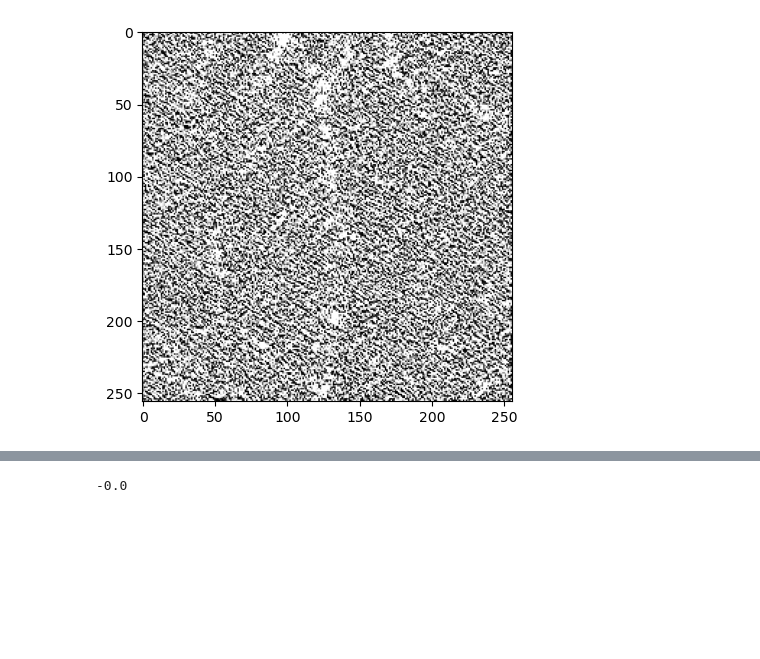
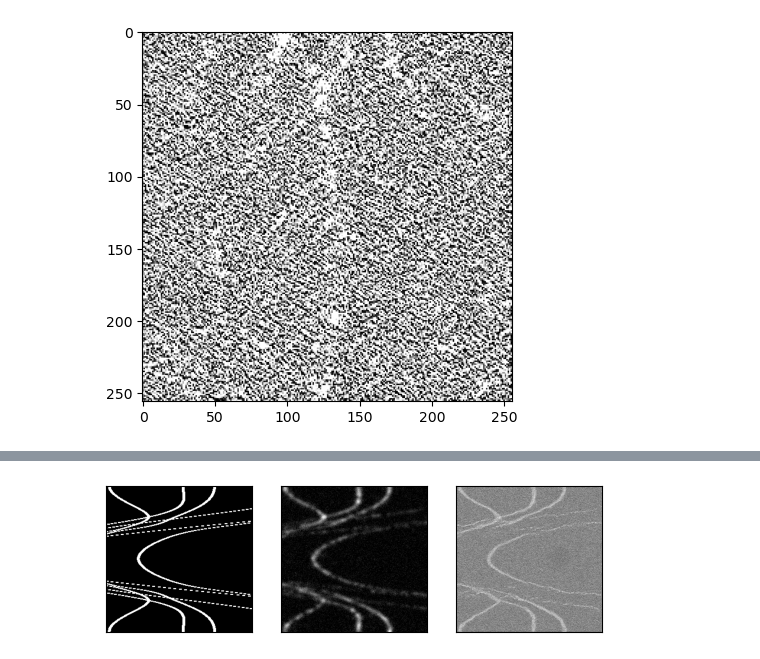
Before and after one commit to reallsx/arpes_diffusion, a Jupyter notebook: sr3_try.ipynb, the cells around one changed output, grey strips where cells are left out. Saved outputs shown, nothing was run; the diff lists cells and outputs as text; code cells hidden in the pictures; blank space fills up the shorter version.

```diff
--- a/sr3_try.ipynb
+++ b/sr3_try.ipynb
@@ -240,4 +278,12 @@ plt.imshow(sample_np.reshape((256,256)), cmap='gray', vmin=-1, vmax=1)
 # %%
-np.min(train_lr[0].reshape(256,256))
+plt.subplot(131)
+plt.imshow(train_hr[-1].reshape(256,256),cmap='gray', vmin=-1, vmax=1)
+remove_ticks()
+plt.subplot(132)
+plt.imshow(train_lr[-1].reshape(256,256),cmap='gray', vmin=-1, vmax=1)
+remove_ticks()
+plt.subplot(133)
+plt.imshow(sample_np.reshape((256,256)), cmap='gray', vmin=-1, vmax=1)
+remove_ticks()
 # %% [output]
--0.0
+[figure, added]
```
Also changed, not shown: parts of 12 cells of this notebook.
